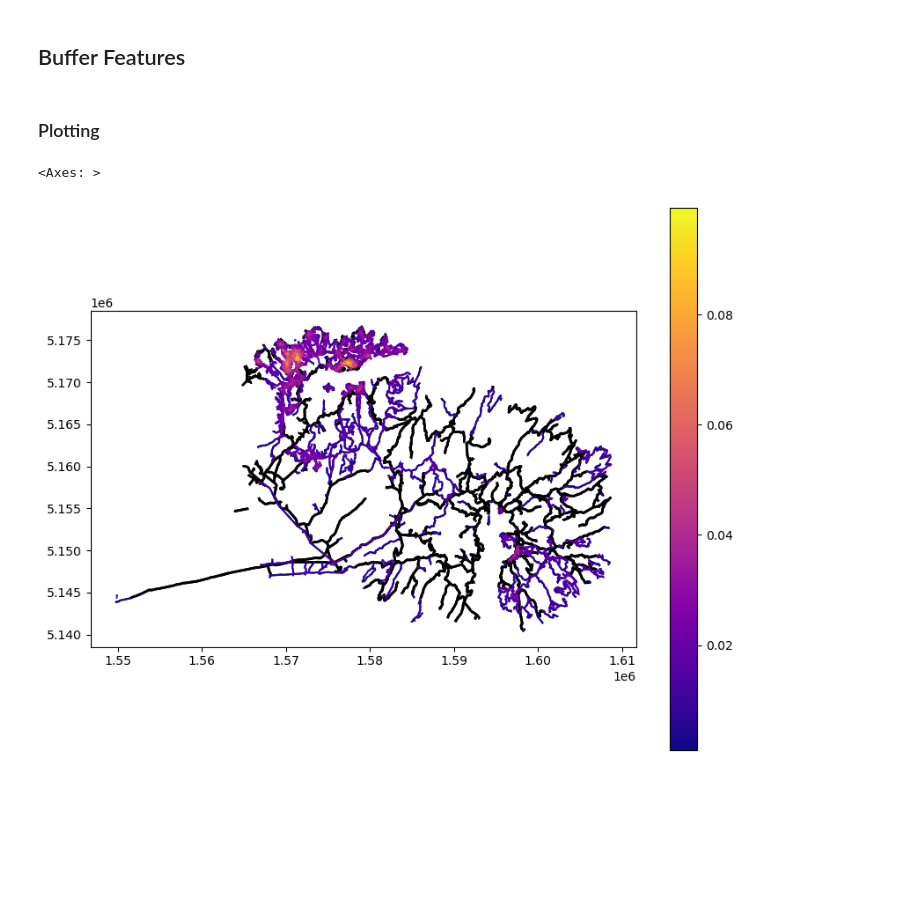
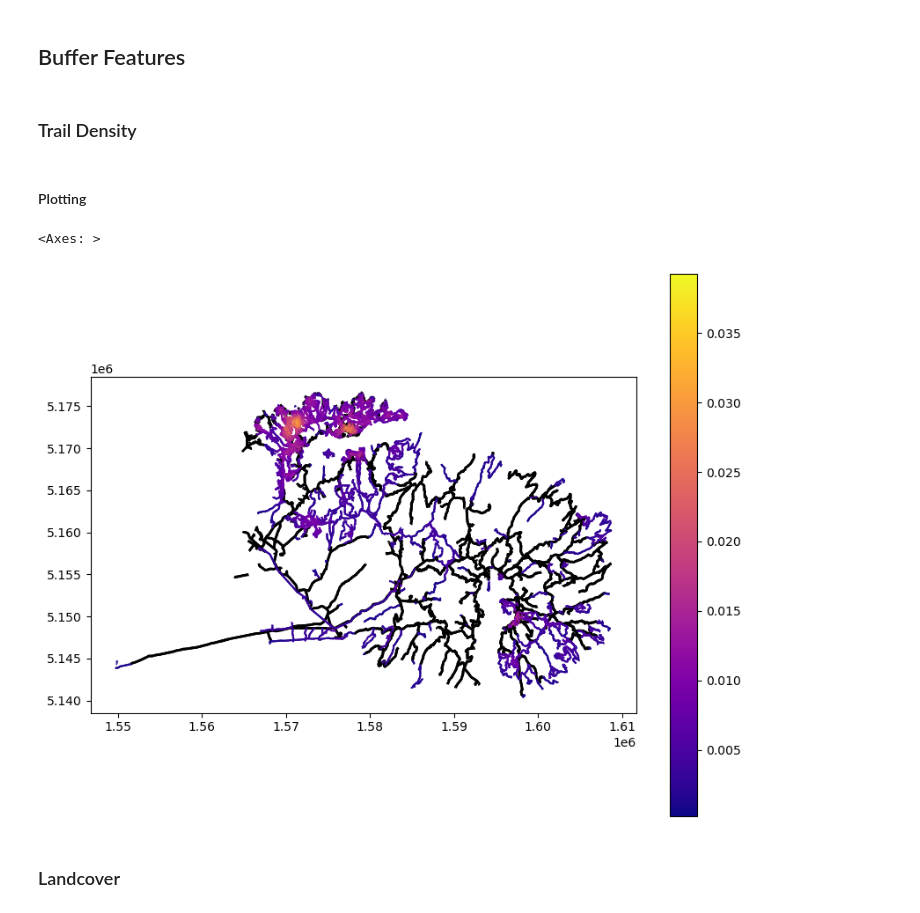
Before and after one commit to MaxwellBusby/banks-peninsula-organic-data-processing, a Jupyter notebook: GWR_Preprocessing.ipynb, the cells around one changed output. Drawn from its saved outputs; the diff is of its cells as text; code cells hidden in the pictures; blank space fills up the shorter version.

Commit message:
added landcover portions

```diff
--- a/GWR_Preprocessing.ipynb
+++ b/GWR_Preprocessing.ipynb
@@ -416,32 +416,44 @@ urban_rural_polygon[urban_rural_polygon['IUR2026_V1'] <= 14].plot(ax=ax, facecol
 [figure]
 # %% [markdown]
 ## Buffer Features
+# %% [markdown]
+### Trail Density
 # %%
 strava_gwr_features = gpd.read_file(GWR_GDF_PATH).to_crs(epsg=2193)
 # %%
 def calculate_trail_density(strava_gwr_features, buffer_distance):
+    strava_gwr_features = strava_gwr_features.copy()
     buffer_column_name = f'buffer_{buffer_distance}m'
     strava_gwr_features[buffer_column_name] = strava_gwr_features.geometry.buffer(buffer_distance)
 
-    # Calculate the total length of trails within each buffer
-    strava_gwr_features['trail_length_within_buffer'] = strava_gwr_features.apply(
-        lambda row: strava_gwr_features[strava_gwr_features.geometry.intersects(row[buffer_column_name])].geometry.length.sum(), axis=1
+    road_mask = strava_gwr_features['road'] == True
+    trail_mask = ~road_mask
+
+    strava_gwr_features.loc[road_mask, 'trail_length_within_buffer'] = 0
+    strava_gwr_features.loc[trail_mask, 'trail_length_within_buffer'] = strava_gwr_features.loc[trail_mask].apply(
+        lambda row: strava_gwr_features[strava_gwr_features.geometry.intersects(row[buffer_column_name])].geometry.length.sum(),
+        axis=1,
     )
 
-    # Calculate the area of each buffer
     strava_gwr_features['buffer_area'] = strava_gwr_features[buffer_column_name].area
 
-    # Calculate trail density (length per unit area)
-    strava_gwr_features[f'trail_density_{buffer_distance}m'] = strava_gwr_features['trail_length_within_buffer'] / strava_gwr_features['buffer_area']
+    strava_gwr_features[f'trail_density_{buffer_distance}m'] = (
+        strava_gwr_features['trail_length_within_buffer'] / strava_gwr_features['buffer_area']
+    )
 
-    # Clean up intermediate columns
     strava_gwr_features.drop(columns=['trail_length_within_buffer', 'buffer_area'], inplace=True)
-
+    strava_gwr_features.drop([col for col in strava_gwr_features.columns if col.startswith('buffer_')], axis=1, inplace=True)
+    return strava_gwr_features
+#---------------------------------------------------------------
 strava_gwr_features.drop([col for col in strava_gwr_features.columns if col.startswith('buffer_')], axis=1, inplace=True)
 
-buffers = range(400, 1001, 200)  # Create a range from 400 to 1000 with a step of 200
+buffers = range(400, 1000, 200)  # Create a range from 400 to 1000 with a step of 200
+strava_gwr_features_ped = strava_gwr_features[strava_gwr_features['source'] == 'ped']
+strava_gwr_features_bike = strava_gwr_features[strava_gwr_features['source'] == 'bike']
 
 for buffer_distance in buffers:
-    calculate_trail_density(strava_gwr_features, buffer_distance)
+    strava_gwr_features_ped = calculate_trail_density(strava_gwr_features_ped, buffer_distance)
+    strava_gwr_features_bike = calculate_trail_density(strava_gwr_features_bike, buffer_distance)
 
-strava_gwr_features.drop([col for col in strava_gwr_features.columns if col.startswith('buffer_')], axis=1, inplace=True)
+strava_gwr_features = pd.concat([strava_gwr_features_ped, strava_gwr_features_bike], ignore_index=True)
+strava_gwr_features.to_file(GWR_GDF_PATH, driver="GPKG")
@@ -450,10 +460,10 @@ strava_gwr_features.to_file(GWR_GDF_PATH, driver="GPKG")
 # %% [markdown]
-### Plotting
+#### Plotting
 # %%
 fig, ax = plt.subplots(figsize=(10, 8))
 road_features = strava_gwr_features[strava_gwr_features['road'] == True]
 road_features.plot(ax=ax, color='black', linewidth=2)
-strava_gwr_features[strava_gwr_features['road'] == False].plot(column='trail_density_400m', cmap='plasma', legend=True, figsize=(10, 8), ax=ax)
+strava_gwr_features[strava_gwr_features['road'] == False].plot(column='trail_density_600m', cmap='plasma', legend=True, figsize=(10, 8), ax=ax)
 # %% [output]
 <Axes: >
-[figure, old version]
+[figure, new version]
@@ -459,0 +488,2 @@ strava_gwr_features[strava_gwr_features['road'] == False].plot(column='trail_den
+# %% [markdown]
+### Landcover
```
Also changed, not shown: parts of 10 cells of this notebook.
